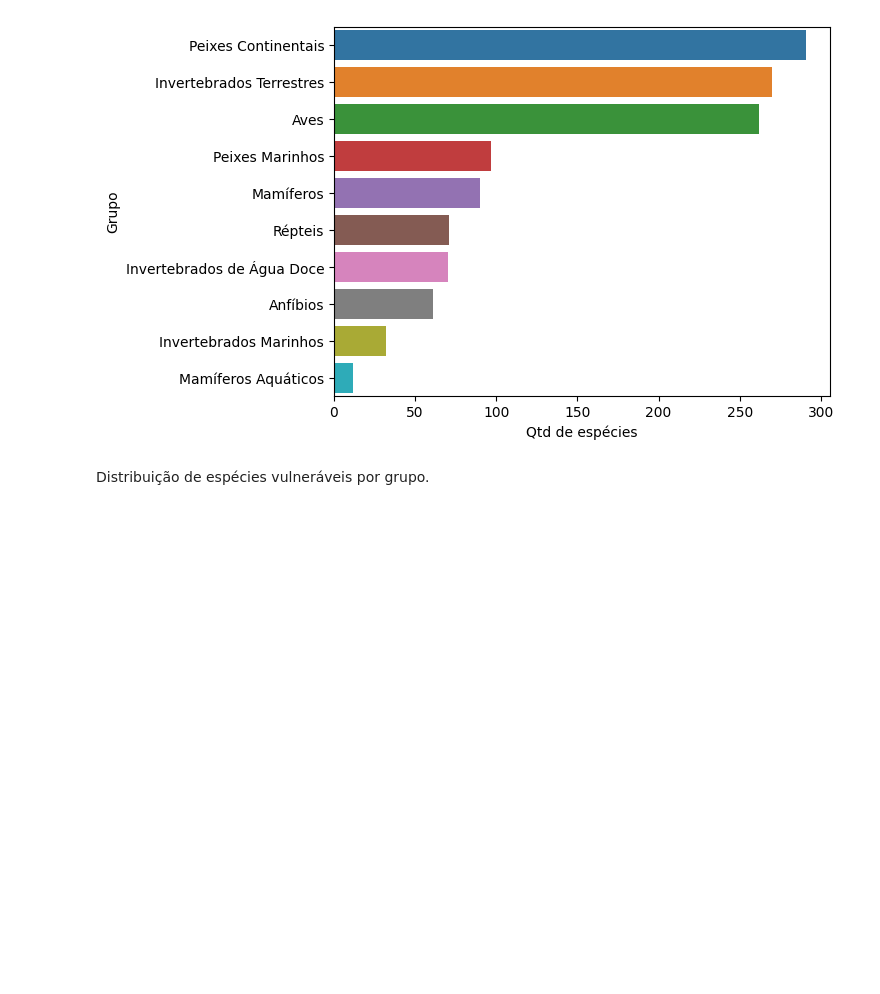
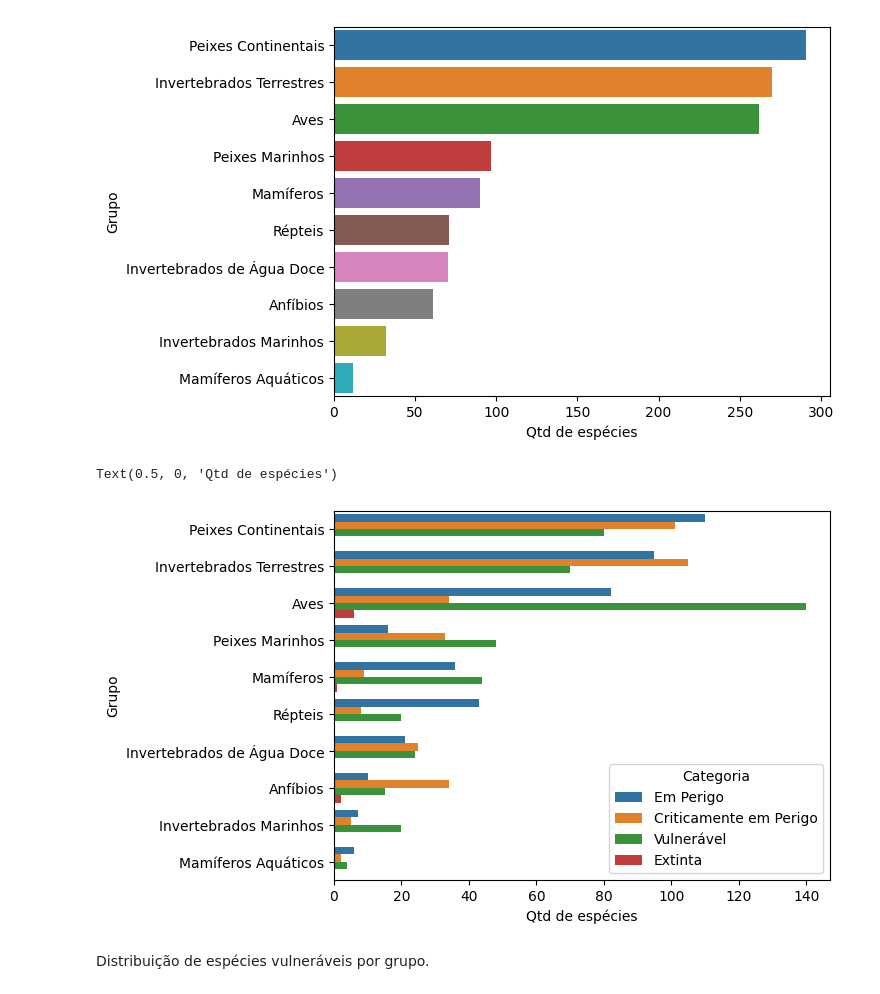
Before and after one commit to Joelson-Ferreira/TecnicasDeProgramacao1, a Jupyter notebook: Analysis.ipynb, the cells around one changed output. Saved outputs shown, nothing was run; the diff lists cells and outputs as text; code cells hidden in the pictures; blank space fills up the shorter version.

Commit message:
grupos_grafic_final

```diff
--- a/Analysis.ipynb
+++ b/Analysis.ipynb
@@ -98,6 +98,13 @@ ax.set_xlabel('Qtd de espécies')
 # %% [output]
 Text(0.5, 0, 'Qtd de espécies')
 [figure]
+# %%
+ax = sns.countplot(data=df_especies_tratado, y='Grupo', hue='Categoria', order=df_especies_tratado['Grupo'].value_counts().index.tolist())
+# Definir o rótulo do eixo x
+ax.set_xlabel('Qtd de espécies')
+# %% [output]
+Text(0.5, 0, 'Qtd de espécies')
+[figure, added]
 # %% [markdown]
 Distribuição de espécies vulneráveis por grupo.
 # %%
```
Also changed, not shown: parts of 1 cell of this notebook.
